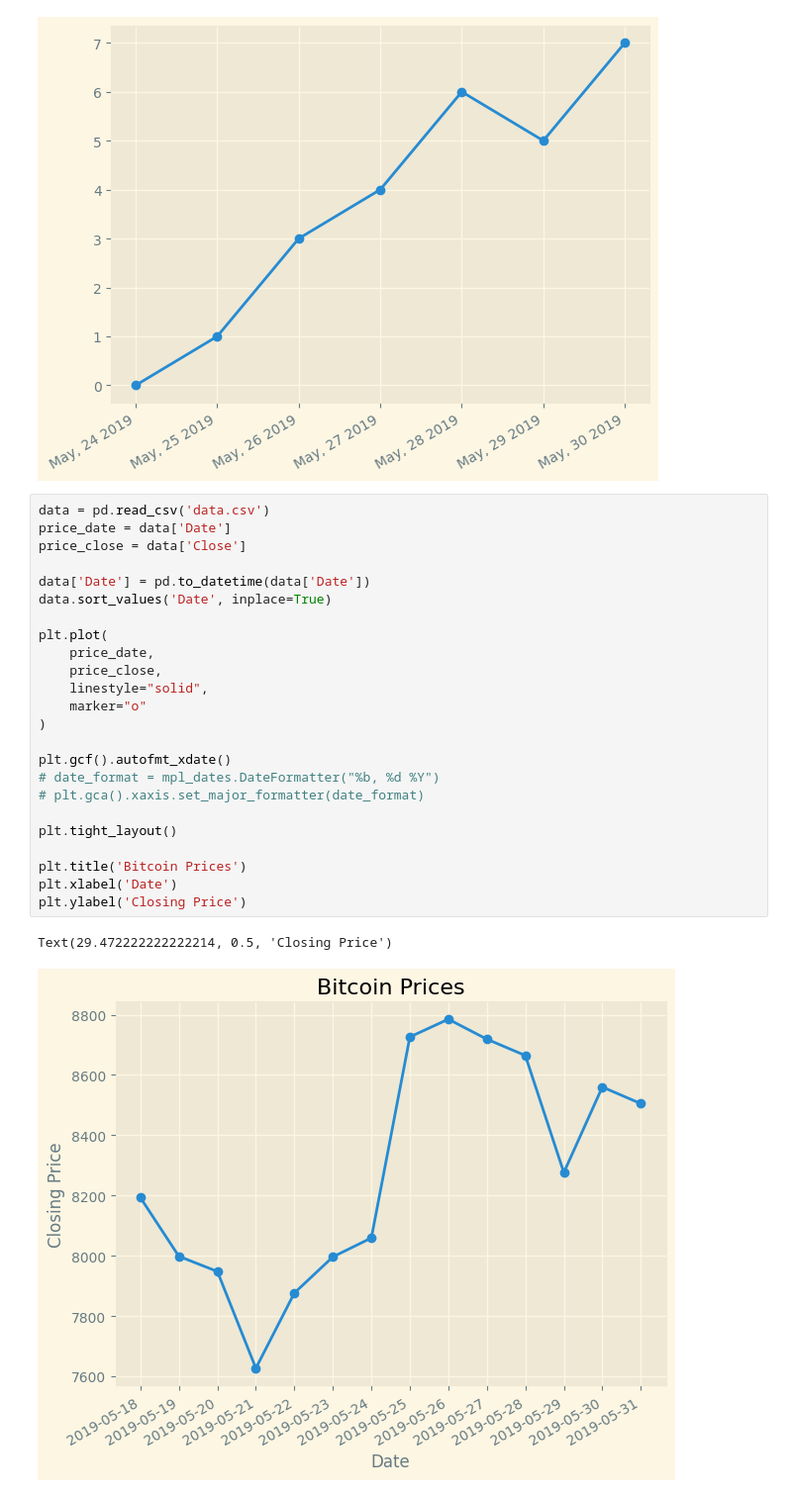
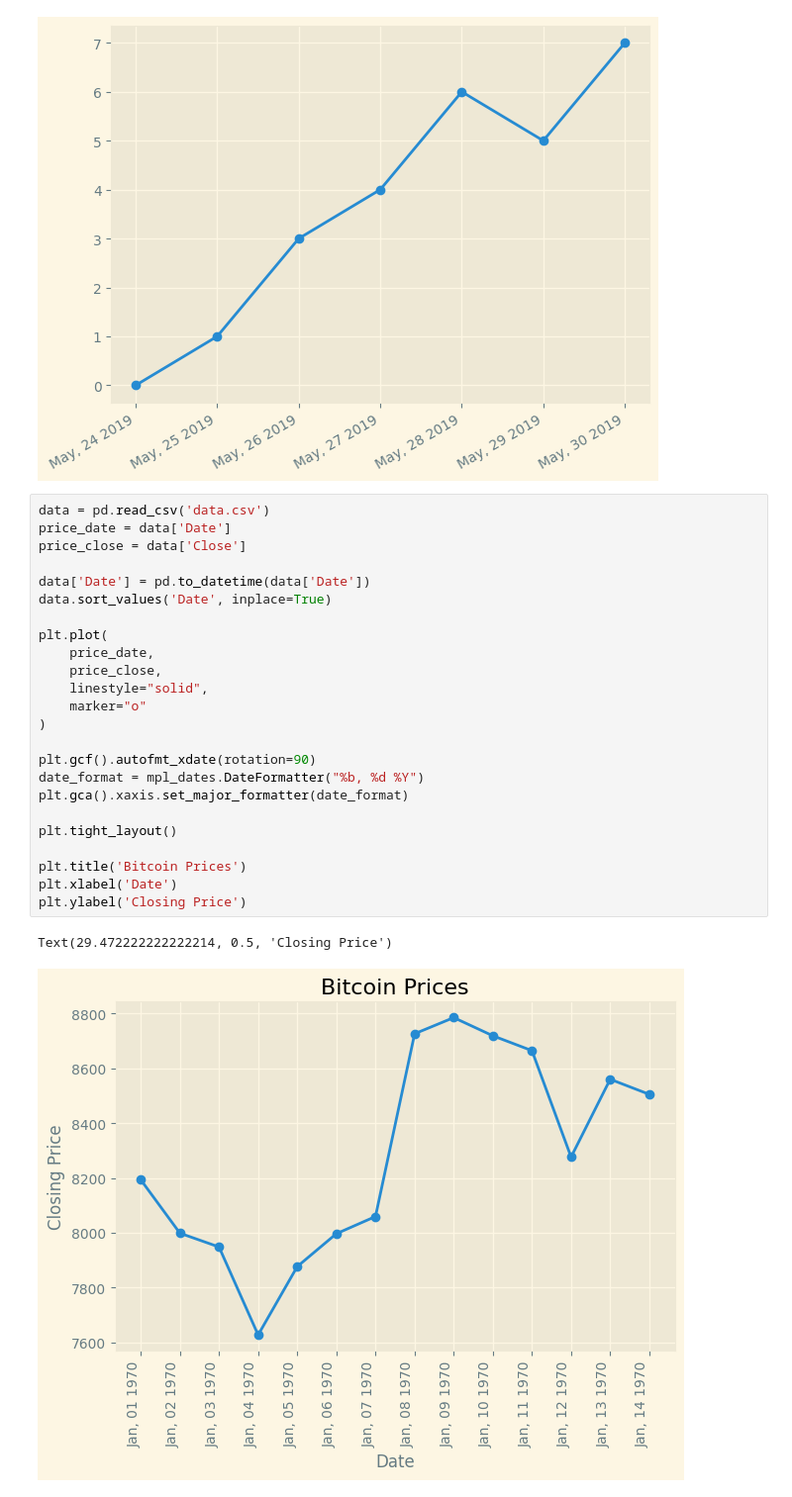
Before and after one commit to mod7ex/matplotlib-tutos, a Jupyter notebook: 08 time-series/index.ipynb, the cells around one changed output. Shown at 99% size. Drawn from its saved outputs; the diff is of its cells as text.

```diff
--- a/08 time-series/index.ipynb
+++ b/08 time-series/index.ipynb
@@ -35,27 +35,27 @@ plt.tight_layout()
 # %%
 data = pd.read_csv('data.csv')
 price_date = data['Date']
 price_close = data['Close']
 
 data['Date'] = pd.to_datetime(data['Date'])
 data.sort_values('Date', inplace=True)
 
 plt.plot(
     price_date,
     price_close,
     linestyle="solid",
     marker="o"
 )
 
-plt.gcf().autofmt_xdate()
-# date_format = mpl_dates.DateFormatter("%b, %d %Y")
-# plt.gca().xaxis.set_major_formatter(date_format)
+plt.gcf().autofmt_xdate(rotation=90)
+date_format = mpl_dates.DateFormatter("%b, %d %Y")
+plt.gca().xaxis.set_major_formatter(date_format)
 
 plt.tight_layout()
 
 plt.title('Bitcoin Prices')
 plt.xlabel('Date')
 plt.ylabel('Closing Price')
 # %% [output]
 Text(29.472222222222214, 0.5, 'Closing Price')
-[figure, old version]
+[figure, new version]
```
